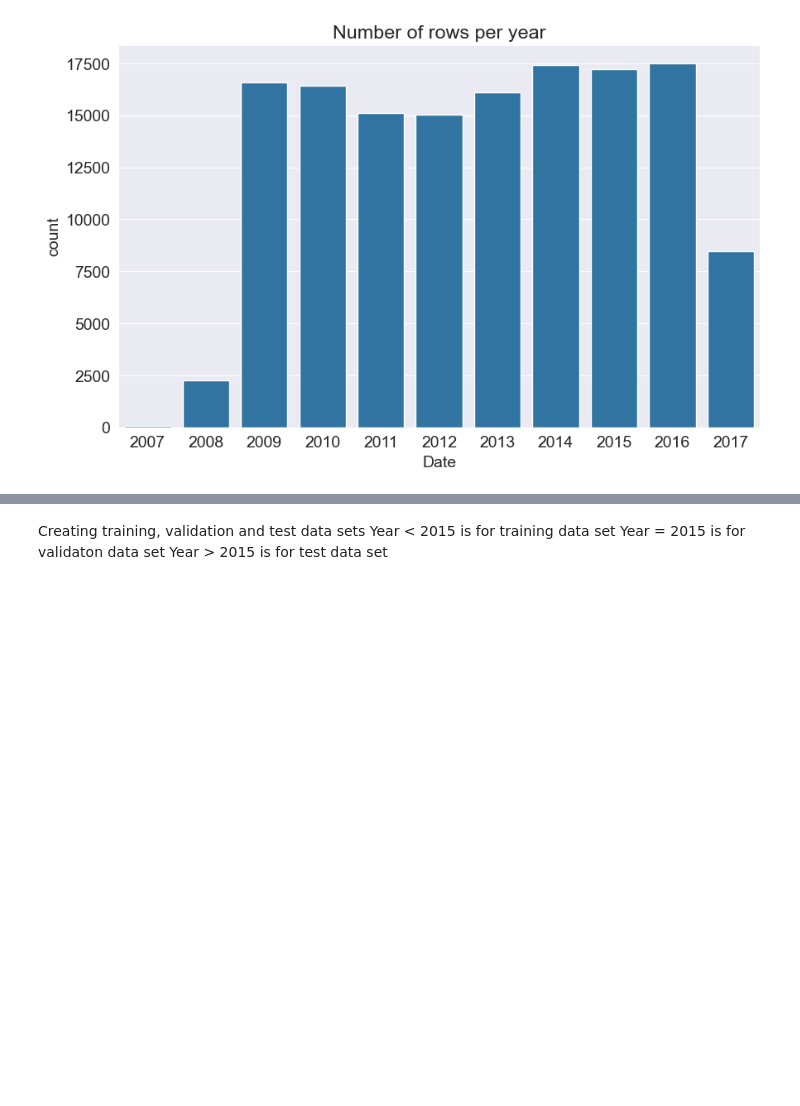
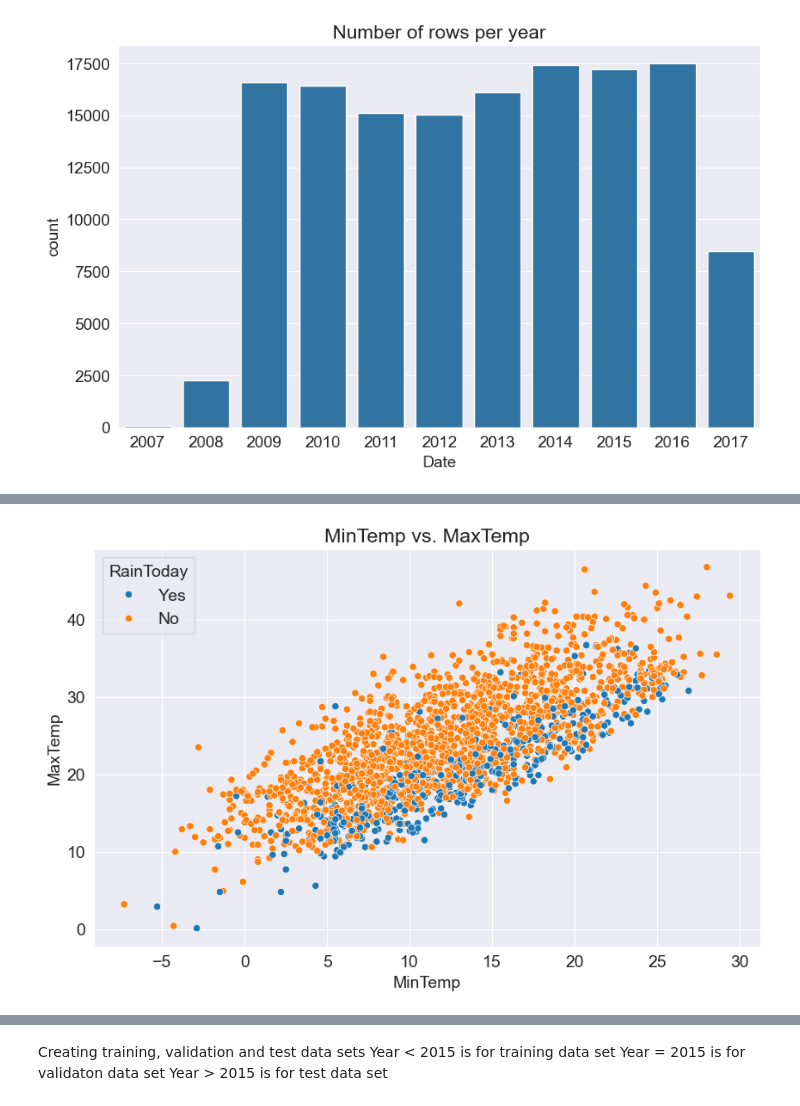
Before and after one commit to tusharx0809/machine-learning, a Jupyter notebook: decision-trees/decision-trees.ipynb, the cells around one changed output, grey strips where cells are left out. Cells and saved outputs as stored; diff of their text form; code cells hidden in the pictures; blank space fills up the shorter version.

```diff
--- a/decision-trees/decision-trees.ipynb
+++ b/decision-trees/decision-trees.ipynb
@@ -59,0 +98,9 @@ sns.countplot(x=pd.to_datetime(raw_df.Date).dt.year)
+# %%
+sns.scatterplot(data = raw_df.sample(2000),
+                x = 'MinTemp',
+                y = 'MaxTemp',
+                hue = 'RainToday')
+plt.title('MinTemp vs. MaxTemp')
+plt.show()
+# %% [output]
+[figure, added]
```
Also changed, not shown: parts of 4 cells of this notebook.
